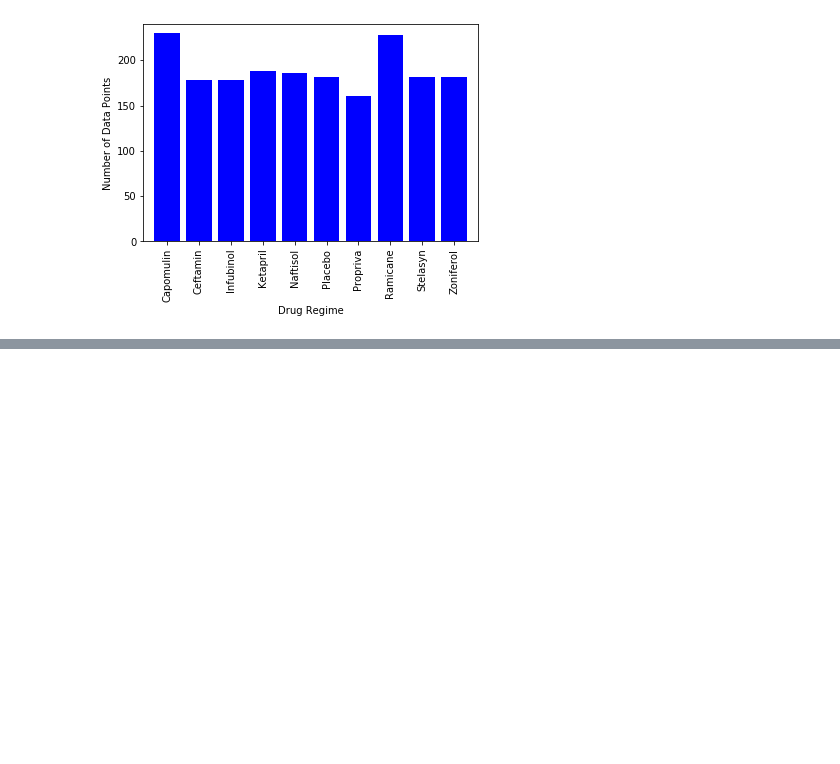
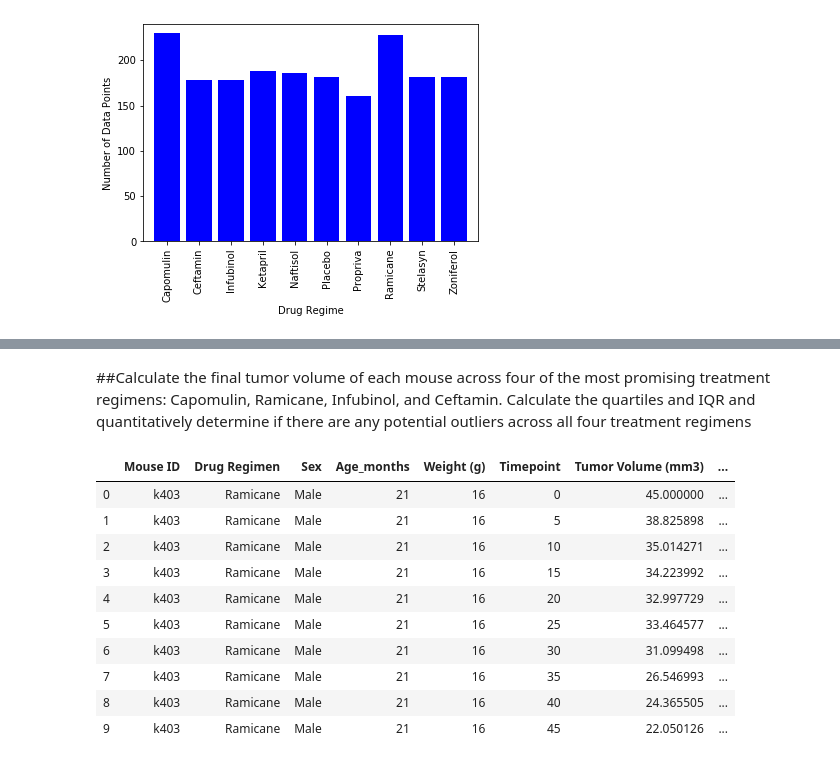
Before and after one commit to Uche-UJO/MatPlotLib-Challenge, a Jupyter notebook: Resources/Pyma_workbook.ipynb, the cells around one changed output, grey strips where cells are left out. Drawn from its saved outputs; the diff is of its cells as text; code cells hidden in the pictures; blank space fills up the shorter version.

```diff
--- a/Resources/Pyma_workbook.ipynb
+++ b/Resources/Pyma_workbook.ipynb
@@ -112,0 +152,28 @@ plt.show()
+# %% [markdown]
+##Calculate the final tumor volume of each mouse across four of the most promising treatment regimens: Capomulin, Ramicane, Infubinol, and Ceftamin. Calculate the quartiles and IQR and quantitatively determine if there are any potential outliers across all four treatment regimens
+# %%
+# Calculate the final tumor volume of each mouse across four of the most promising treatment regimens.
+#Calculate the IQR and quantitatively determine if there are any potential outliers.
+
+
+#First create a list of the four drugs to examine
+drug_list = ['Capomulin', 'Ramicane', 'Infubinol', 'Ceftamin']
+
+#Using 'isin()' method to filter the original 'combined_data' data frame with drug_list:
+
+four_drugs = combined_data[combined_data['Drug Regimen'].isin(drug_list)]
+
+
+four_drugs.head(10)
+# %% [output]
+|  | Mouse ID | Drug Regimen | Sex | Age_months | Weight (g) | Timepoint | Tumor Volume (mm3) | ... |
+| 0 | k403 | Ramicane | Male | 21 | 16 | 0 | 45.000000 | ... |
+| 1 | k403 | Ramicane | Male | 21 | 16 | 5 | 38.825898 | ... |
+| 2 | k403 | Ramicane | Male | 21 | 16 | 10 | 35.014271 | ... |
+| 3 | k403 | Ramicane | Male | 21 | 16 | 15 | 34.223992 | ... |
+| 4 | k403 | Ramicane | Male | 21 | 16 | 20 | 32.997729 | ... |
+| 5 | k403 | Ramicane | Male | 21 | 16 | 25 | 33.464577 | ... |
+| 6 | k403 | Ramicane | Male | 21 | 16 | 30 | 31.099498 | ... |
+| 7 | k403 | Ramicane | Male | 21 | 16 | 35 | 26.546993 | ... |
+| 8 | k403 | Ramicane | Male | 21 | 16 | 40 | 24.365505 | ... |
+| 9 | k403 | Ramicane | Male | 21 | 16 | 45 | 22.050126 | ... |
```
Also changed, not shown: parts of 3 cells of this notebook.
